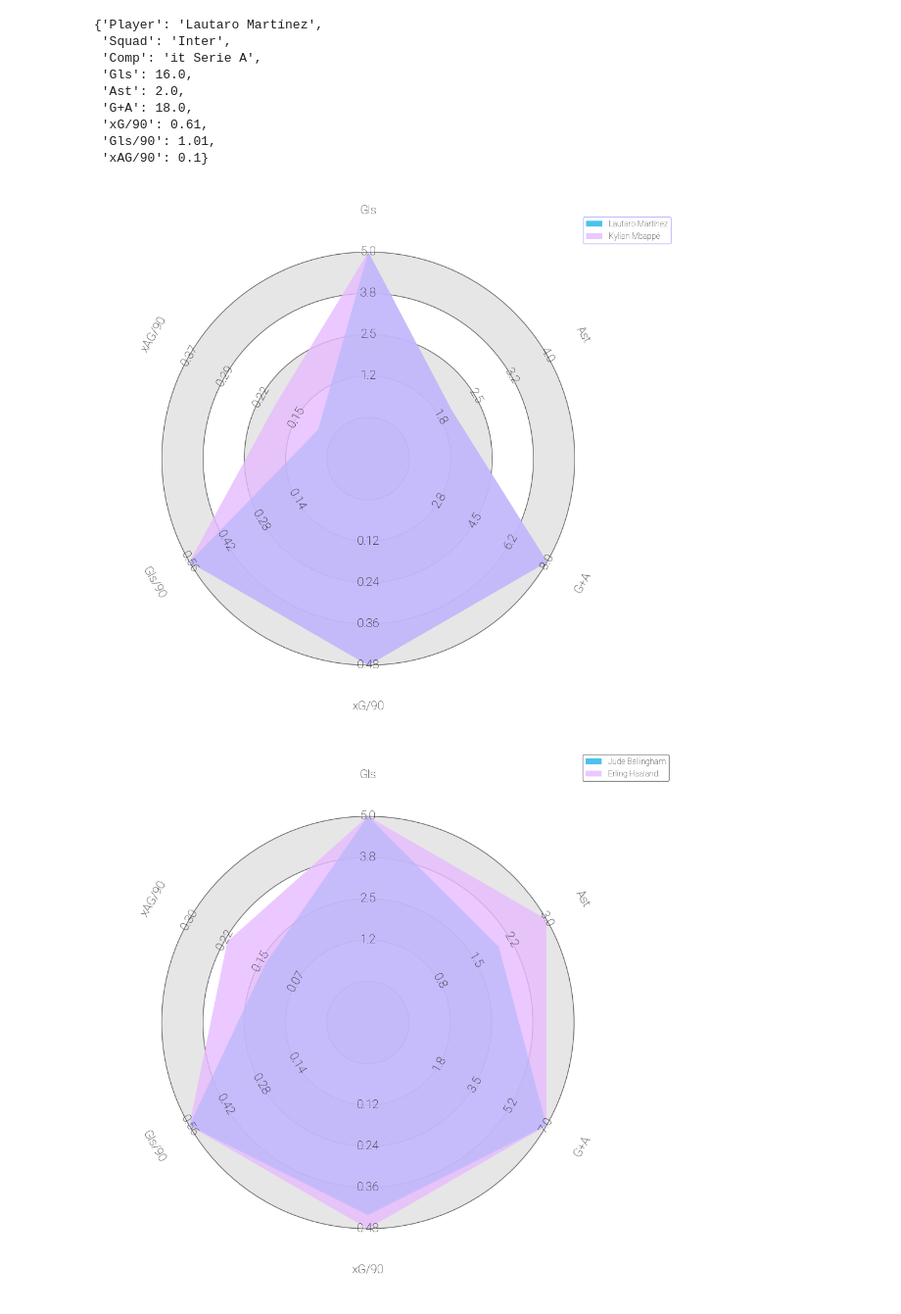
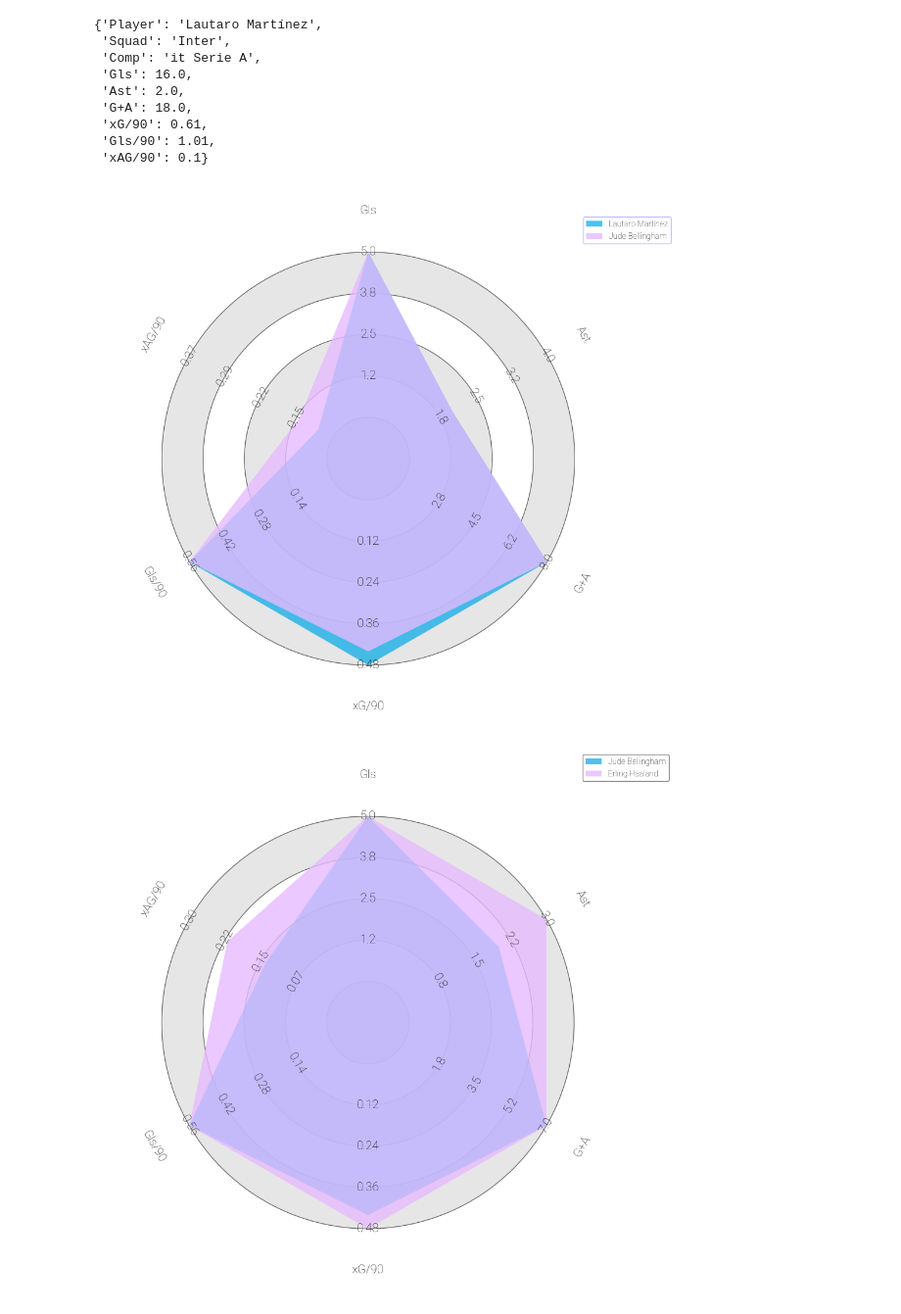
Before and after one commit to phenomenon0/LLM-in-Sports, a Jupyter notebook: main.ipynb, the cells around one changed output. Shown: that part at 98% size. Saved outputs shown, nothing was run; the diff lists cells and outputs as text; code cells hidden in the pictures.

```diff
--- a/main.ipynb
+++ b/main.ipynb
@@ -228,12 +228,12 @@ player1
  'xAG/90': 0.1}
 # %%
 chat_prompt = ChatPromptTemplate.from_messages([("system", template), ("human", human_input)])
-messages = chat_prompt.format_messages(question = "compare the best player in serie a with the best player in the france")
+messages = chat_prompt.format_messages(question = "compare the best player in serie a with the best player in the spain")
 result = chat_model.predict_messages(messages)
 insider = result.content
 exec(insider ,globals(), locals())
 # %% [output]
-[figure, old version]
+[figure, new version]
 # %%
 # %% [output]
 [figure]
```
